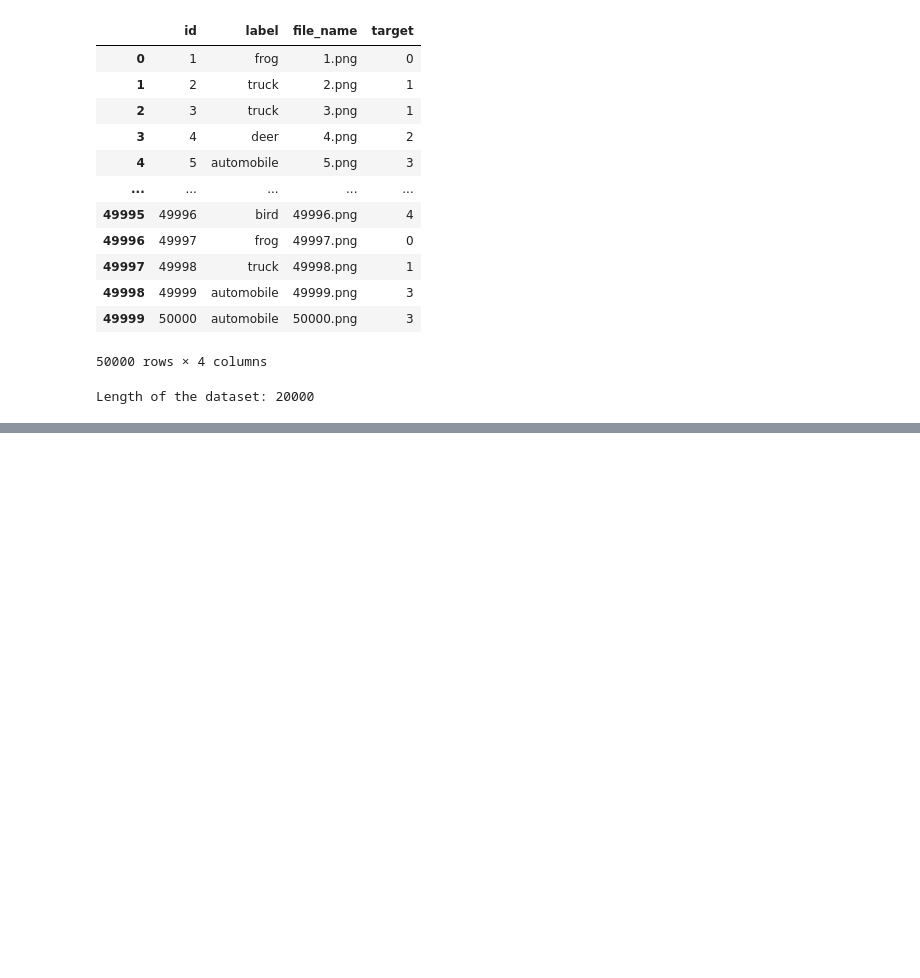
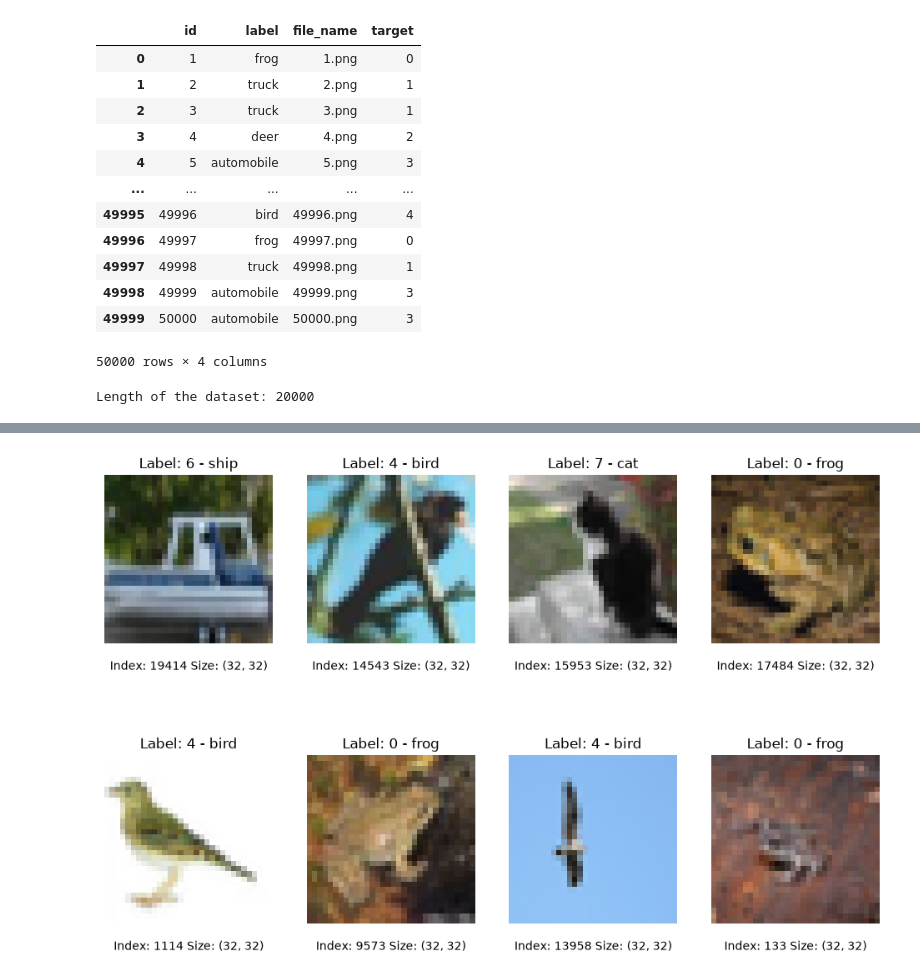
Before and after one commit to mstya/cnn-cifar10-from-scratch, a Jupyter notebook: notebooks/data-explore.ipynb, the cells around one changed output, grey strips where cells are left out. Cells and saved outputs as stored; diff of their text form; code cells hidden in the pictures; blank space fills up the shorter version.

Commit message:
Image exploration 2

```diff
--- a/notebooks/data-explore.ipynb
+++ b/notebooks/data-explore.ipynb
@@ -114,0 +113,4 @@ Image shape: (32, 32)
+# %%
+visual_exploration(dataset, num_rows=2, num_cols=4)
+# %% [output]
+[figure, added]
```
Also changed, not shown: parts of 2 cells of this notebook, 1 other file.
